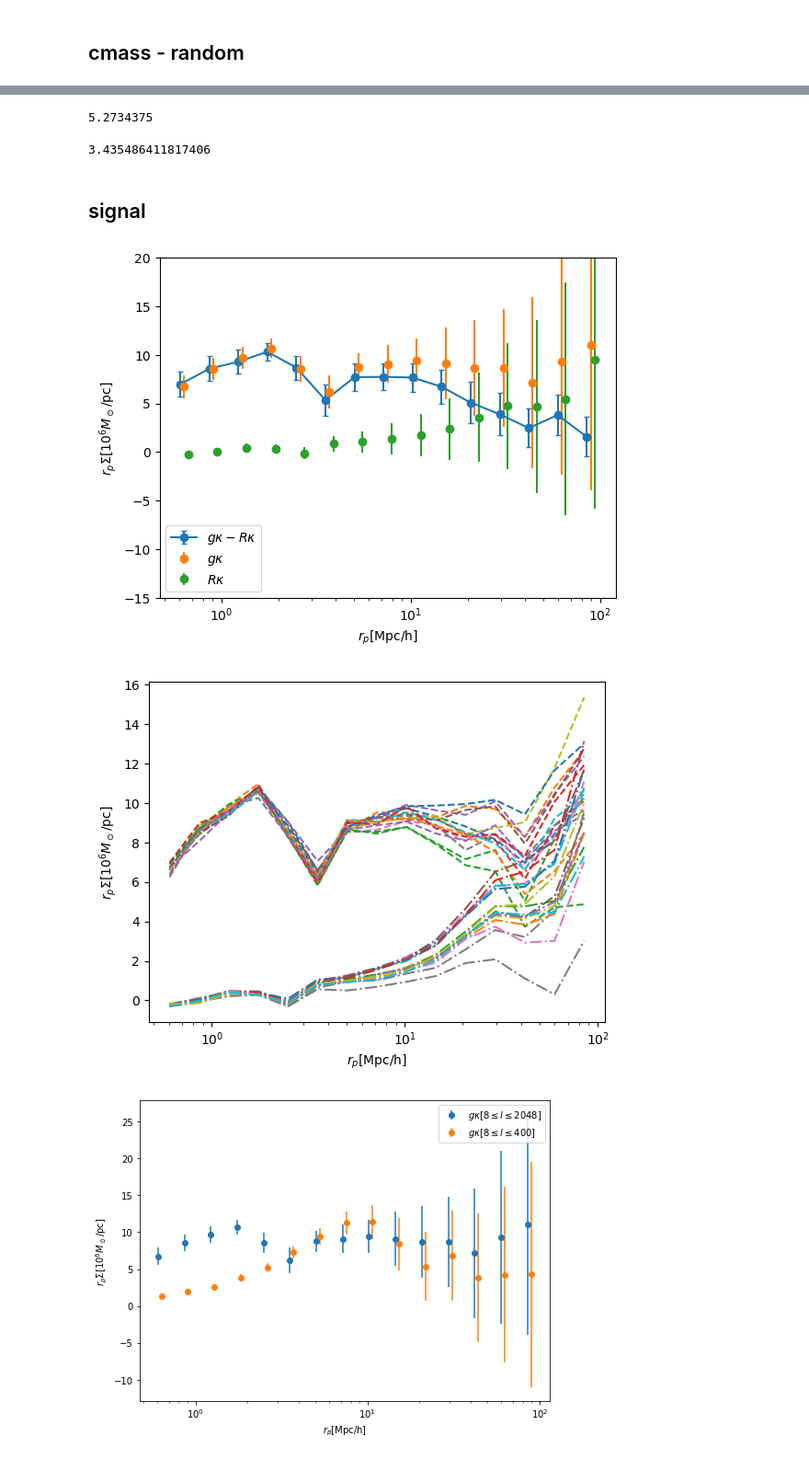
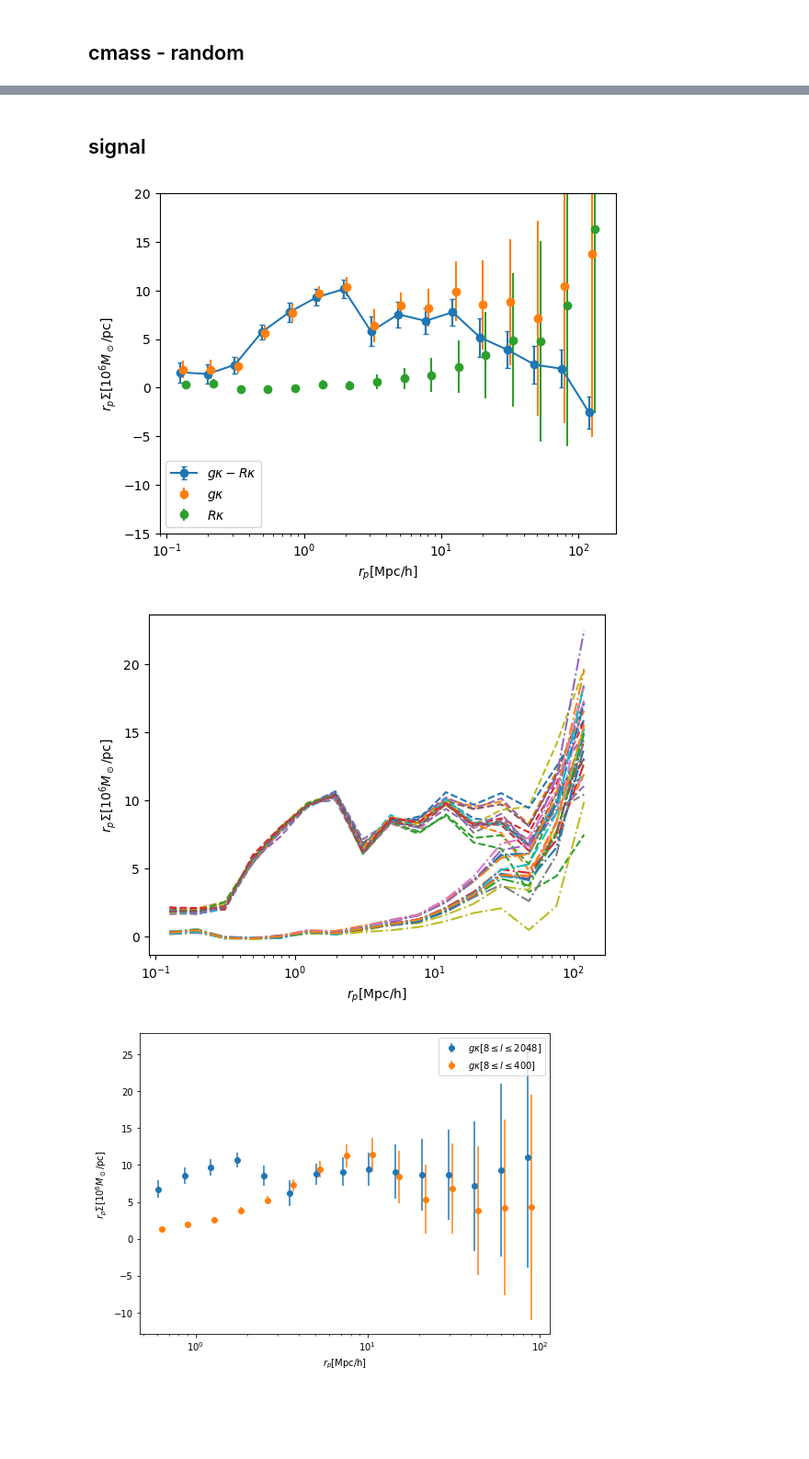
Before and after one commit to MeloDi-23/quasar-CMB-lensing-correlation, a Jupyter notebook: jupyter/result_cmass.ipynb, the cells around one changed output, grey strips where cells are left out. Shown: that part at 92% size. Saved outputs shown, nothing was run; the diff lists cells and outputs as text; code cells hidden in the pictures; blank space fills up the shorter version.

Commit message:
delete some old code and update data processing

```diff
--- a/jupyter/result_cmass.ipynb
+++ b/jupyter/result_cmass.ipynb
@@ -15,11 +15,30 @@ def weight_nan_mean(value, weight):
         wei = weight[idx,i]
         mean_val[i] = np.average(val, weights=wei)
     return mean_val
+# %%
+def load_data(file):
+    if type(file) == str:
+        file = open(file, 'rb')
+    datas = []
+    while True:
+        try:
+            datas.append(np.load(file))
+        except EOFError:
+            file.close()
+            break
+    return datas
+
+def load_calculation_data(file):
+    global r_p
+    dat = load_data(file)
+    if len(dat) == 1:
+        return dat[0]
+    elif len(dat) == 2:
+        r_p = dat[0]
+        return dat[1]
 # %%
-dat = np.load('../calculation_data/result_r=0.5_100_15_cmass_cut.npy')
-dat_r = np.load('../calculation_data/result_r=0.5_100_15_cmass_random_cut.npy')
-# dat = np.load('../calculation_data/result_r=3_100_10_cmass_test.npy')
-# dat_r = np.load('../calculation_data/result_r=0.5_100_15_cmass_random_tree.npy')
+dat = load_calculation_data('../calculation_data/result_r=0.1_150_16_cmass_z_cut_CMB_lcut_tree.npy')
+dat_r = load_calculation_data('../calculation_data/result_r=0.1_150_16_random_cmass_CMB_lcut_tree.npy')
 value = dat[0]
 weight = dat[1]
 value_r = dat_r[0]
@@ -121,43 +139,32 @@ plt.loglog()
-# %%
-180/2048*60
-# %% [output]
-5.2734375
-# %%
-hp.nside2resol(1024, arcmin=True)
-# %% [output]
-3.435486411817406
 # %% [markdown]
 ## signal
 # %%
-r_bins = np.geomspace(0.5, 100, 15+1)        # unit: cMpc/h
-r = (r_bins[1:]+r_bins[:-1])/2
 sig = mean-mean_r
-# plt.rcParams['figure.figsize']
-plt.errorbar(r, r*sig, r*std_sub*np.sqrt(len(np.unique(pix))), capsize=2, fmt='-o', label='$g\\kappa-R\\kappa$')
-plt.errorbar(r*1.05, r*mean, r*std*np.sqrt(len(np.unique(pix))), label='$g\\kappa$', fmt='o')
-plt.errorbar(r*1.05*1.05, r*mean_r, r*std_r*np.sqrt(len(np.unique(pix_r))), label='$R\\kappa$', fmt='o')
+plt.errorbar(r_p, r_p*sig, r_p*std_sub*np.sqrt(len(np.unique(pix))), capsize=2, fmt='-o', label='$g\\kappa-R\\kappa$')
+plt.errorbar(r_p*1.05, r_p*mean, r_p*std*np.sqrt(len(np.unique(pix))), label='$g\\kappa$', fmt='o')
+plt.errorbar(r_p*1.05*1.05, r_p*mean_r, r_p*std_r*np.sqrt(len(np.unique(pix_r))), label='$R\\kappa$', fmt='o')
 plt.semilogx()
 plt.xlabel('$r_p[\\mathrm{Mpc/h}]$')
 plt.ylabel('$r_p\\Sigma[10^6 M_\\odot/\\mathrm{pc}]$')
 plt.ylim(-15, 20)
 plt.legend(loc='lower left')
 plt.savefig('./fig/cmass_random_l_cut.jpg')
 plt.show()
 
 for i in range(jack_val_q.shape[1]):
-    plt.plot(r, r*jack_val_q[i], '--')
+    plt.plot(r_p, r_p*jack_val_q[i], '--')
 for i in range(jack_val_r.shape[1]):
-    plt.plot(r, r*jack_val_r[i], '-.')
+    plt.plot(r_p, r_p*jack_val_r[i], '-.')
 
 plt.semilogx()
 plt.xlabel('$r_p[\\mathrm{Mpc/h}]$')
 plt.ylabel('$r_p\\Sigma[10^6 M_\\odot/\\mathrm{pc}]$')
 
 plt.savefig('./fig/cmass_random_jack_l_cut.jpg')
 plt.show()
 # %% [output]
-[figure, old version]
+[figure, new version]
-[figure, old version]
+[figure, new version]
 # %%
 dat_2 = np.load('../calculation_data/result_r=0.5_100_15_cmass_cut_400.npy')
 value_2 = dat_2[0]
```
Also changed, not shown: parts of 6 cells of this notebook, 29 other files.
